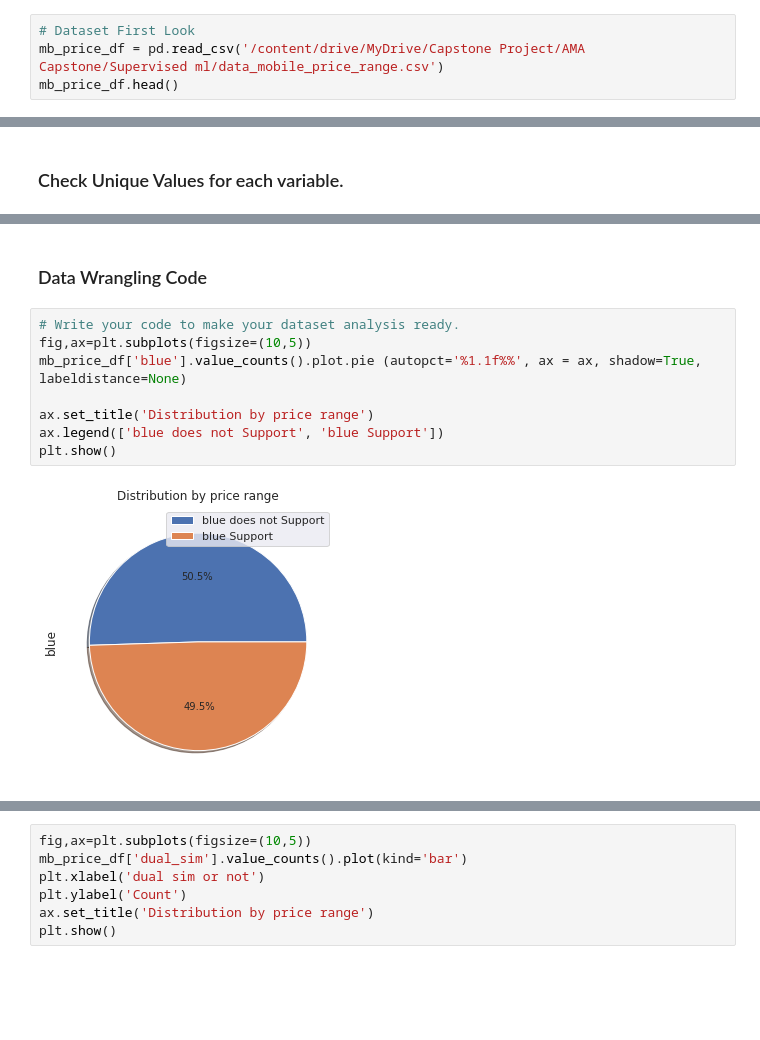
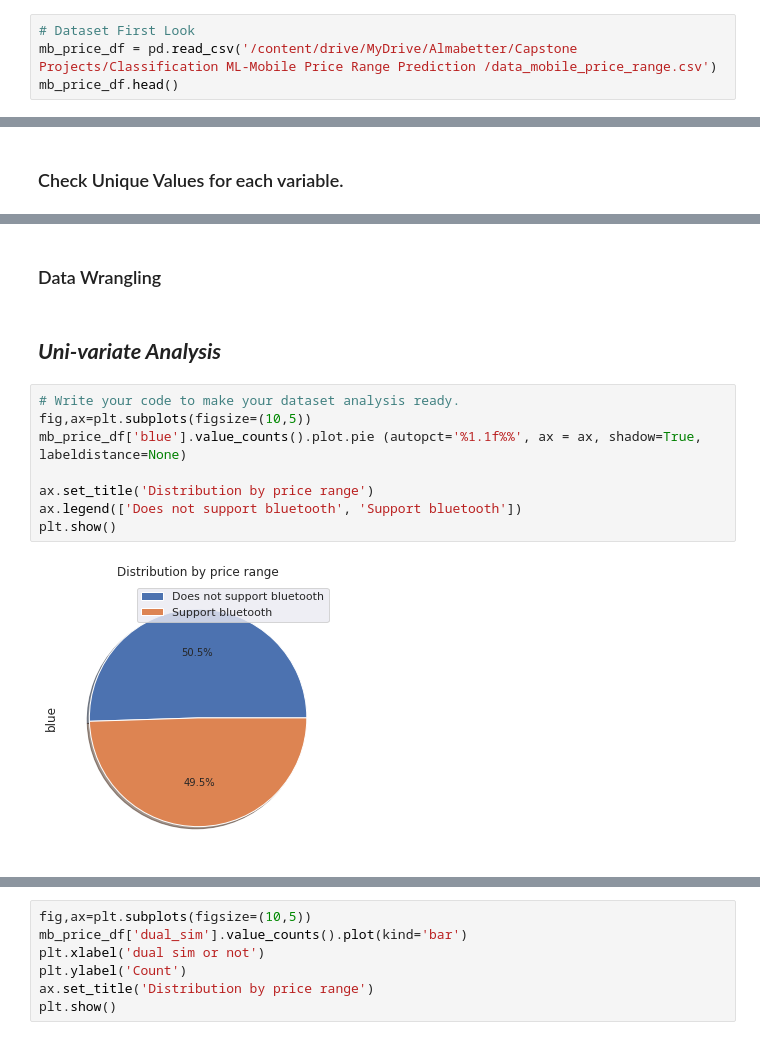
Before and after one commit to Palak-bindal/Mobile-Price-Range-Prediction, a Jupyter notebook: Classification_Mobile_Price_Range_Prediction.ipynb, the cells around one changed output, grey strips where cells are left out. Saved outputs shown, nothing was run; the diff lists cells and outputs as text; blank space fills up the shorter version.

```diff
--- a/Classification_Mobile_Price_Range_Prediction.ipynb
+++ b/Classification_Mobile_Price_Range_Prediction.ipynb
@@ -114,7 +104,7 @@ Drive already mounted at /content/drive; to attempt to forcibly remount, call dr
 ### Dataset First View
 # %%
 # Dataset First Look
-mb_price_df = pd.read_csv('/content/drive/MyDrive/Capstone Project/AMA Capstone/Supervised ml/data_mobile_price_range.csv')
+mb_price_df = pd.read_csv('/content/drive/MyDrive/Almabetter/Capstone Projects/Classification ML-Mobile Price Range Prediction /data_mobile_price_range.csv')
 mb_price_df.head()
 # %% [output]
 |  | battery_power | blue | clock_speed | dual_sim | fc | four_g | int_memory | m_dep | mobile_wt | ... |
@@ -256,17 +246,19 @@ Name: three_g, dtype: int64
 0    500
 Name: price_range, dtype: int64
 # %% [markdown]
-### Data Wrangling Code
+### Data Wrangling
+# %% [markdown]
+## ***Uni-variate Analysis***
 # %%
 # Write your code to make your dataset analysis ready.
 fig,ax=plt.subplots(figsize=(10,5))
 mb_price_df['blue'].value_counts().plot.pie (autopct='%1.1f%%', ax = ax, shadow=True, labeldistance=None)
 
 ax.set_title('Distribution by price range')
-ax.legend(['blue does not Support', 'blue Support'])
+ax.legend(['Does not support bluetooth', 'Support bluetooth'])
 plt.show()
 # %% [output]
-[figure, old version]
+[figure, new version]
 # %%
 fig,ax=plt.subplots(figsize=(10,5))
 mb_price_df['wifi'].value_counts().plot.pie (autopct='%1.1f%%', ax = ax, shadow=True, labeldistance=None)
```
Also changed, not shown: parts of 67 cells of this notebook.
